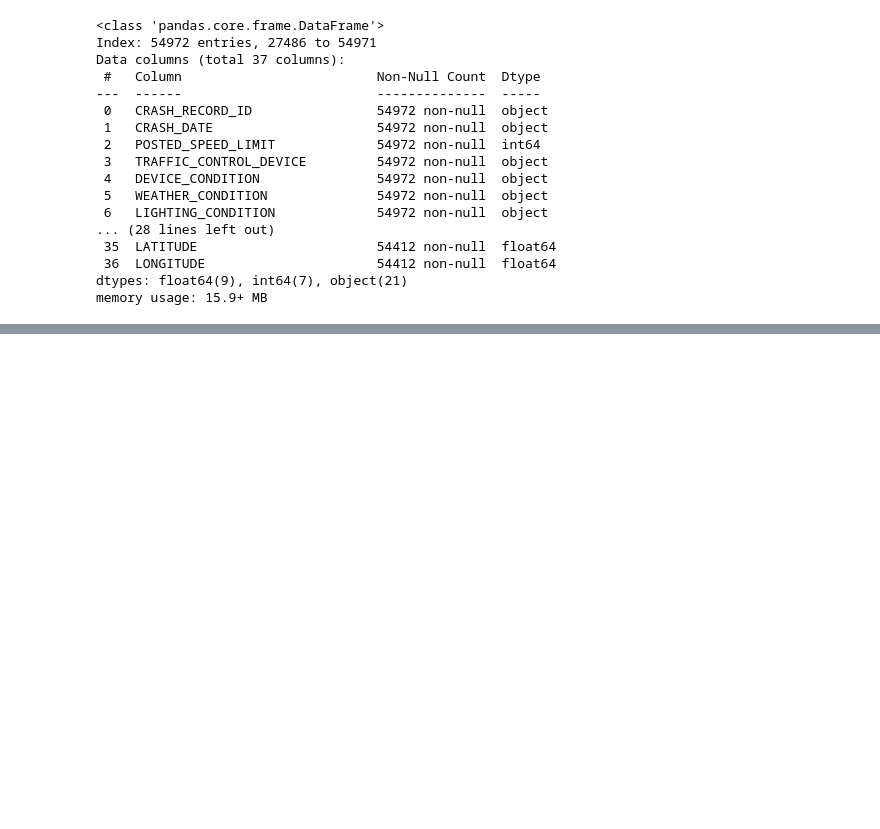
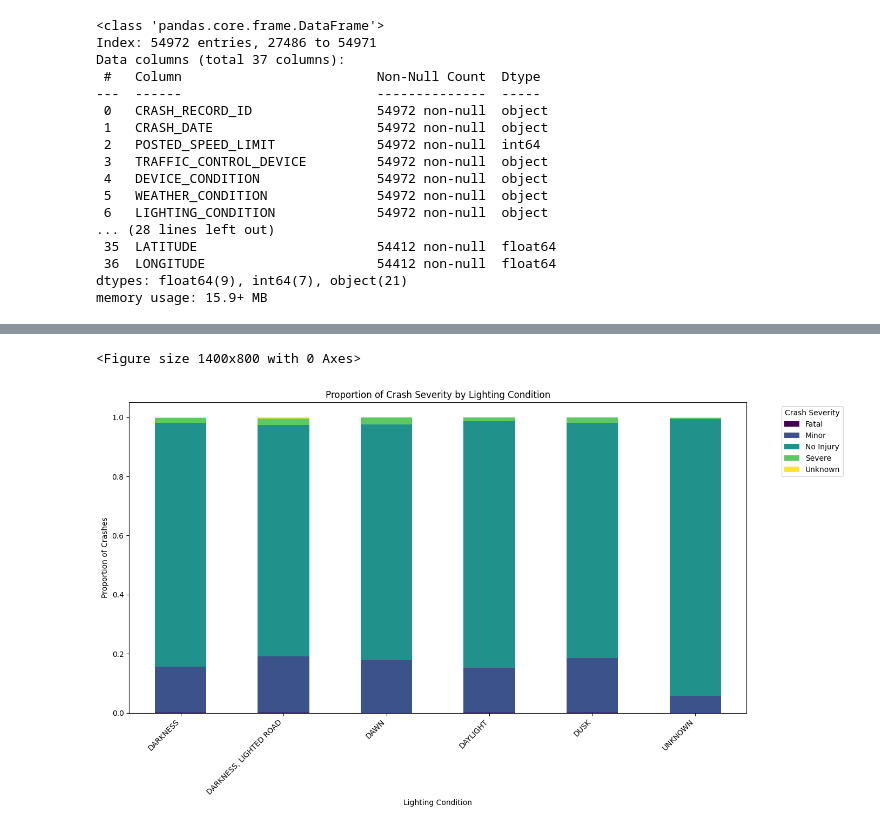
Before and after one commit to TheCraw08/ConradWilson_TCS, a Jupyter notebook: Conrad_Wilson.ipynb, the cells around one changed output, grey strips where cells are left out. Drawn from its saved outputs; the diff is of its cells as text; code cells hidden in the pictures; blank space fills up the shorter version.

```diff
--- a/Conrad_Wilson.ipynb
+++ b/Conrad_Wilson.ipynb
@@ -215,3 +201,19 @@ fig.update_layout(xaxis_title='Date', yaxis_title='Number of Crashes')
 fig.show()
 # %% [output]
 [interactive output not drawn]
+# %%
+def get_crash_severity(row):
+    if row['INJURIES_FATAL'] > 0:
+        return 'Fatal'
+    elif row['INJURIES_INCAPACITATING'] > 0:
+        return 'Severe'
+    elif row['INJURIES_NON_INCAPACITATING'] > 0 or row['INJURIES_REPORTED_NOT_EVIDENT'] > 0:
+        return 'Minor'
+    elif row['INJURIES_NO_INDICATION'] > 0:
+        return 'No Injury'
+    else:
+        return 'Unknown'
+
+df['CRASH_SEVERITY'] = df.apply(get_crash_severity, axis=1)
+
+print(df['CRASH_SEVERITY'].value_counts())
@@ -217,0 +228,3 @@ fig.show()
+# %%
+severity_by_lighting = df.groupby(['LIGHTING_CONDITION', 'CRASH_SEVERITY']).size().unstack(fill_value=0)
+print(severity_by_lighting)
@@ -217,0 +240,15 @@ fig.show()
+# %%
+severity_by_lighting_proportions = severity_by_lighting.apply(lambda x: x / x.sum(), axis=1)
+
+plt.figure(figsize=(14, 8))
+severity_by_lighting_proportions.plot(kind='bar', stacked=True, colormap='viridis', figsize=(14, 8))
+plt.title('Proportion of Crash Severity by Lighting Condition')
+plt.xlabel('Lighting Condition')
+plt.ylabel('Proportion of Crashes')
+plt.xticks(rotation=45, ha='right')
+plt.legend(title='Crash Severity', bbox_to_anchor=(1.05, 1), loc='upper left')
+plt.tight_layout()
+plt.show()
+# %% [output]
+<Figure size 1400x800 with 0 Axes>
+[figure, added]
```
Also changed, not shown: parts of 15 cells of this notebook.
